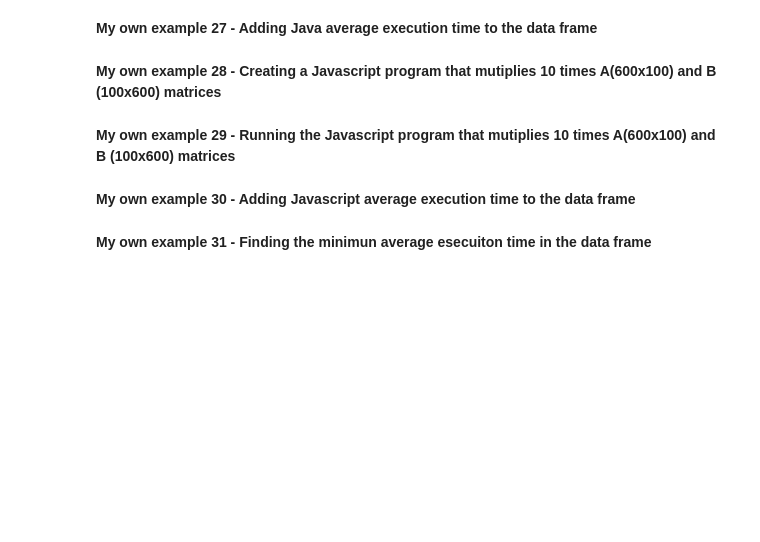
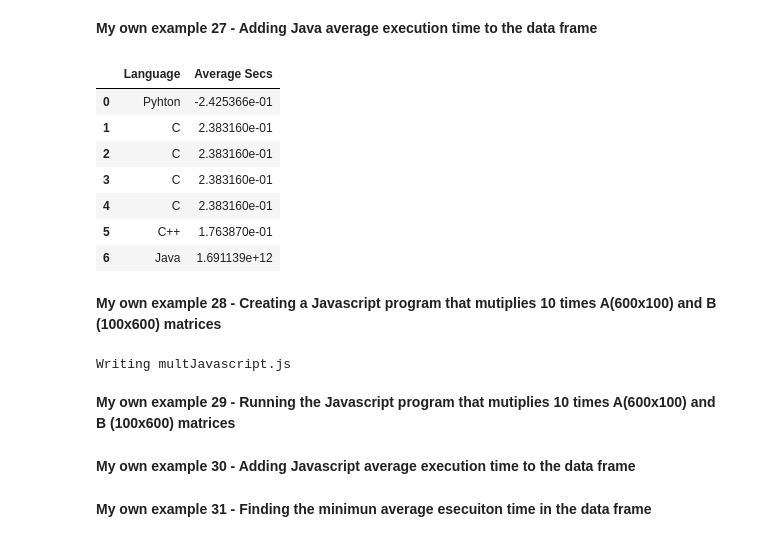
Before and after one commit to mgutierrezca/MetNumUN2023II, a Jupyter notebook: Lab2/Copy_of_Lab2.ipynb, the cells around one changed output. Drawn from its saved outputs; the diff is of its cells as text; code cells hidden in the pictures; blank space fills up the shorter version.

```diff
--- a/Lab2/Copy_of_Lab2.ipynb
+++ b/Lab2/Copy_of_Lab2.ipynb
@@ -712,6 +794,77 @@ temp.append({'C++':avr_archivo},ignore_index = True)
 # %% [markdown]
 **My own example 27 - Adding Java average execution time to the data frame**
+# %%
+java = open("java_total.txt",'r')
+avr_archivo = float(java.readline())
+DF_com_time_ex = DF_com_time_ex.append({'Language': 'Java', 'Average Secs': avr_archivo},ignore_index = True)
+DF_com_time_ex
+# %% [output]
+|  | Language | Average Secs |
+| 0 | Pyhton | -2.425366e-01 |
+| 1 | C | 2.383160e-01 |
+| 2 | C | 2.383160e-01 |
+| 3 | C | 2.383160e-01 |
+| 4 | C | 2.383160e-01 |
+| 5 | C++ | 1.763870e-01 |
+| 6 | Java | 1.691139e+12 |
 # %% [markdown]
 **My own example 28 - Creating a Javascript program that mutiplies 10 times A(600x100) and  B (100x600) matrices**
+# %%
+%%writefile multJavascript.js
+const { performance } = require('perf_hooks');
+const fs = require("fs");
+
+//------------------------------
+var count=10;
+
+  let A = [];
+  // Rellenar la matriz
+  for(let i = 0; i < 600; i++) {
+    A[i]=0;
+    for(let j = 0; j < 100; j++) {
+      A[i][j] = count+i+j;
+    }
+  }
+
+//------------------------------
+
+  let B = [];
+  // Rellenar la matriz
+  for(let i = 0; i < 100; i++) {
+    B[i]=0;
+    for(let j = 0; j < 600; j++) {
+      B[i][j] = count+i+j;
+    }
+  }
+
+//------------------------------
+let Resultado = [];
+
+// Realizar la multiplicación 10 veces
+
+var total=0.0;
+let inicio =0;
+let stop =0;
+
+    for(let repeticion=0; repeticion<10; repeticion++){
+        inicio =performance.now();
+
+        // Realizar la multiplicación de matrices
+        for(let i = 0; i < 600; i++) {
+          Resultado[i]=0;
+            for(let j = 0; j < 600; j++) {
+                Resultado[i][j]=0;
+                for(let k = 0; k < 100; k++) {
+                    Resultado[i][j] += A[i][k] * B[k][j];
+                    }
+                }
+            }
+        stop = performance.now();
+        total+= stop - inicio;
+         }
+total= (total/1000);
+console.log(total);
+# %% [output]
+Writing multJavascript.js
 # %% [markdown]
 **My own example 29 - Running the Javascript program that mutiplies 10 times A(600x100) and  B (100x600) matrices**
```
Also changed, not shown: parts of 5 cells of this notebook.
